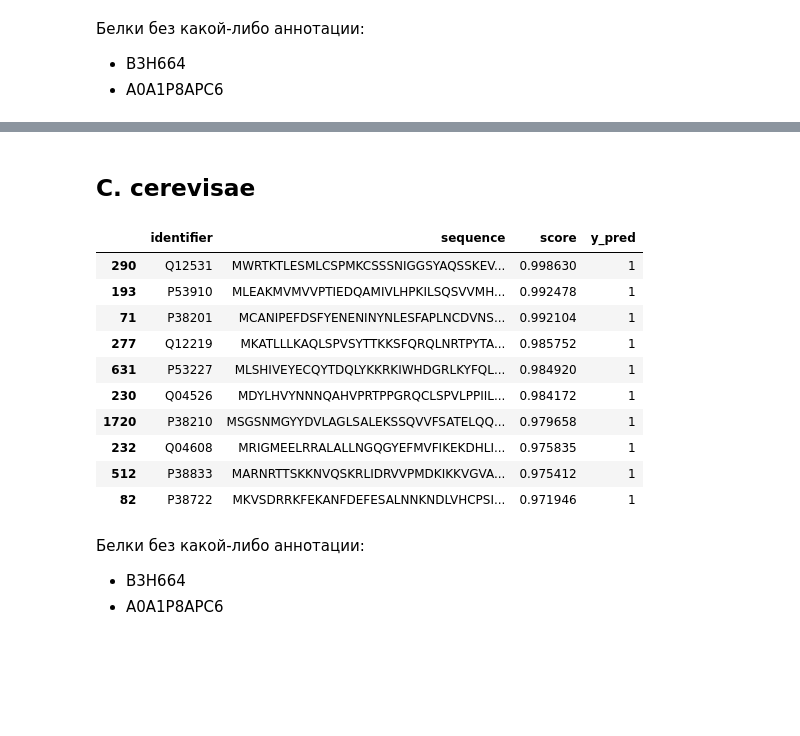
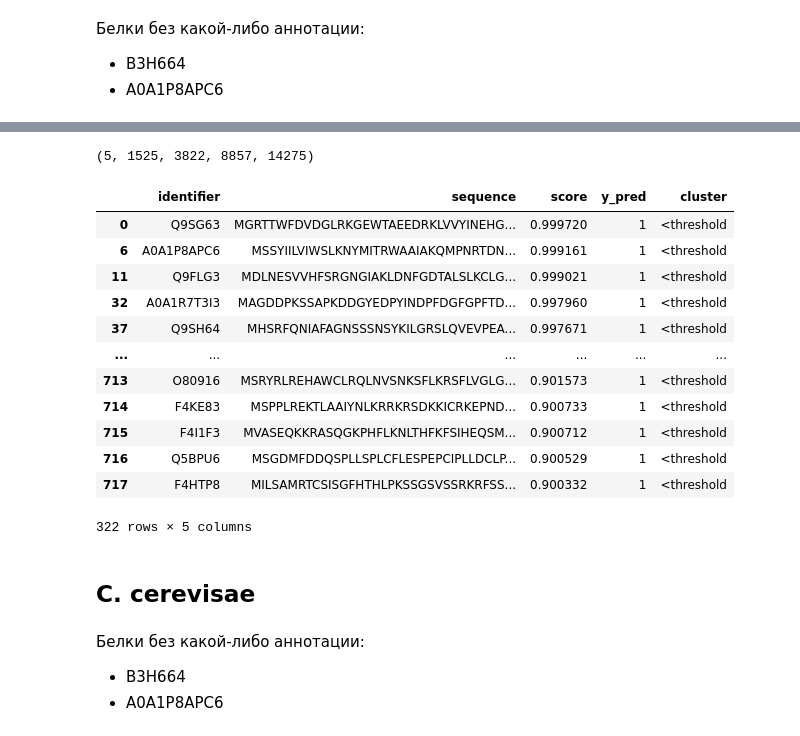
Before and after one commit to GavrilenkoA/DBP-Finder, a Jupyter notebook: process_data/analyze_prediction.ipynb, the cells around one changed output, grey strips where cells are left out. Saved outputs shown, nothing was run; the diff lists cells and outputs as text; code cells hidden in the pictures; blank space fills up the shorter version.

```diff
--- a/process_data/analyze_prediction.ipynb
+++ b/process_data/analyze_prediction.ipynb
@@ -141,2 +207,2 @@ arabidopsis = pd.read_csv("../data/not_annotated/prediction/Arabidopsis_predicti
 # %%
-arabidopsis = arabidopsis.sort_values(by="score", ascending=False)
+arabidopsis_pred = arabidopsis_pred.sort_values(by="score", ascending=False)
@@ -158,3 +210,5 @@ arabidopsis.head(n=10)
 Белки без какой-либо аннотации:
 - B3H664
 - A0A1P8APC6
+# %%
+arabidopsis_clustered = assign_cluster("Arabidopsis")
@@ -161,3 +226,27 @@ arabidopsis.head(n=10)
+# %%
+arabidopsis_pred = arabidopsis_pred.merge(arabidopsis_clustered, on="identifier")
+# %%
+id_100, id_75, id_50, id_25, id_less = process_threshold(arabidopsis_pred)
+# %%
+len(id_100), len(id_75), len(id_50), len(id_25), len(id_less)
+# %% [output]
+(5, 1525, 3822, 8857, 14275)
+# %%
+id_less[id_less.score > 0.9]
+# %% [output]
+|  | identifier | sequence | score | y_pred | cluster |
+| 0 | Q9SG63 | MGRTTWFDVDGLRKGEWTAEEDRKLVVYINEHG... | 0.999720 | 1 | <threshold |
+| 6 | A0A1P8APC6 | MSSYIILVIWSLKNYMITRWAAIAKQMPNRTDN... | 0.999161 | 1 | <threshold |
+| 11 | Q9FLG3 | MDLNESVVHFSRGNGIAKLDNFGDTALSLKCLG... | 0.999021 | 1 | <threshold |
+| 32 | A0A1R7T3I3 | MAGDDPKSSAPKDDGYEDPYINDPFDGFGPFTD... | 0.997960 | 1 | <threshold |
+| 37 | Q9SH64 | MHSRFQNIAFAGNSSSNSYKILGRSLQVEVPEA... | 0.997671 | 1 | <threshold |
+| ... | ... | ... | ... | ... | ... |
+| 713 | O80916 | MSRYRLREHAWCLRQLNVSNKSFLKRSFLVGLG... | 0.901573 | 1 | <threshold |
+| 714 | F4KE83 | MSPPLREKTLAAIYNLKRRKRSDKKICRKEPND... | 0.900733 | 1 | <threshold |
+| 715 | F4I1F3 | MVASEQKKRASQGKPHFLKNLTHFKFSIHEQSM... | 0.900712 | 1 | <threshold |
+| 716 | Q5BPU6 | MSGDMFDDQSPLLSPLCFLESPEPCIPLLDCLP... | 0.900529 | 1 | <threshold |
+| 717 | F4HTP8 | MILSAMRTCSISGFHTHLPKSSGSVSSRKRFSS... | 0.900332 | 1 | <threshold |
+322 rows × 5 columns
 # %% [markdown]
 ## C. cerevisae
 # %%
@@ -167,17 +256,3 @@ cerevisae = cerevisae.sort_values(by="score", ascending=False)
-# %%
-cerevisae.head(n=10)
-# %% [output]
-|  | identifier | sequence | score | y_pred |
-| 290 | Q12531 | MWRTKTLESMLCSPMKCSSSNIGGSYAQSSKEV... | 0.998630 | 1 |
-| 193 | P53910 | MLEAKMVMVVPTIEDQAMIVLHPKILSQSVVMH... | 0.992478 | 1 |
-| 71 | P38201 | MCANIPEFDSFYENENINYNLESFAPLNCDVNS... | 0.992104 | 1 |
-| 277 | Q12219 | MKATLLLKAQLSPVSYTTKKSFQRQLNRTPYTA... | 0.985752 | 1 |
-| 631 | P53227 | MLSHIVEYECQYTDQLYKKRKIWHDGRLKYFQL... | 0.984920 | 1 |
-| 230 | Q04526 | MDYLHVYNNNQAHVPRTPPGRQCLSPVLPPIIL... | 0.984172 | 1 |
-| 1720 | P38210 | MSGSNMGYYDVLAGLSALEKSSQVVFSATELQQ... | 0.979658 | 1 |
-| 232 | Q04608 | MRIGMEELRRALALLNGQGYEFMVFIKEKDHLI... | 0.975835 | 1 |
-| 512 | P38833 | MARNRTTSKKNVQSKRLIDRVVPMDKIKKVGVA... | 0.975412 | 1 |
-| 82 | P38722 | MKVSDRRKFEKANFDEFESALNNKNDLVHCPSI... | 0.971946 | 1 |
 # %% [markdown]
 Белки без какой-либо аннотации:
 - B3H664
```
Also changed, not shown: parts of 74 cells of this notebook, 5 other files.
